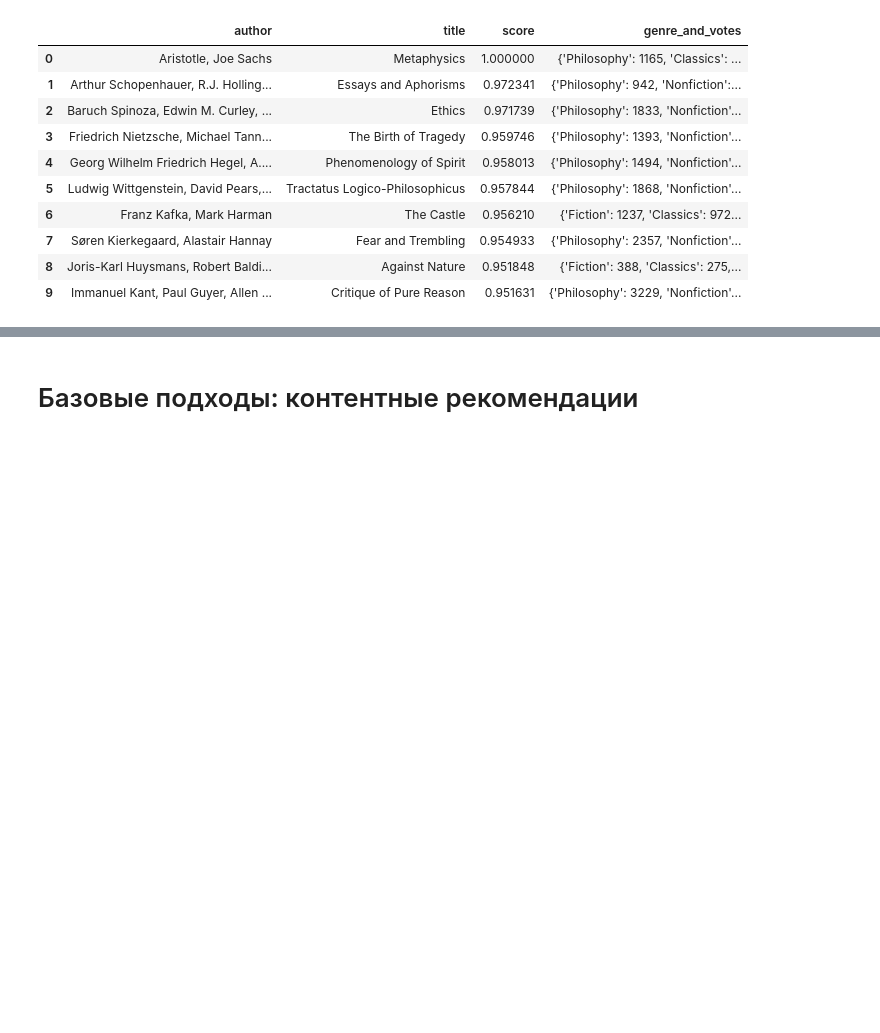
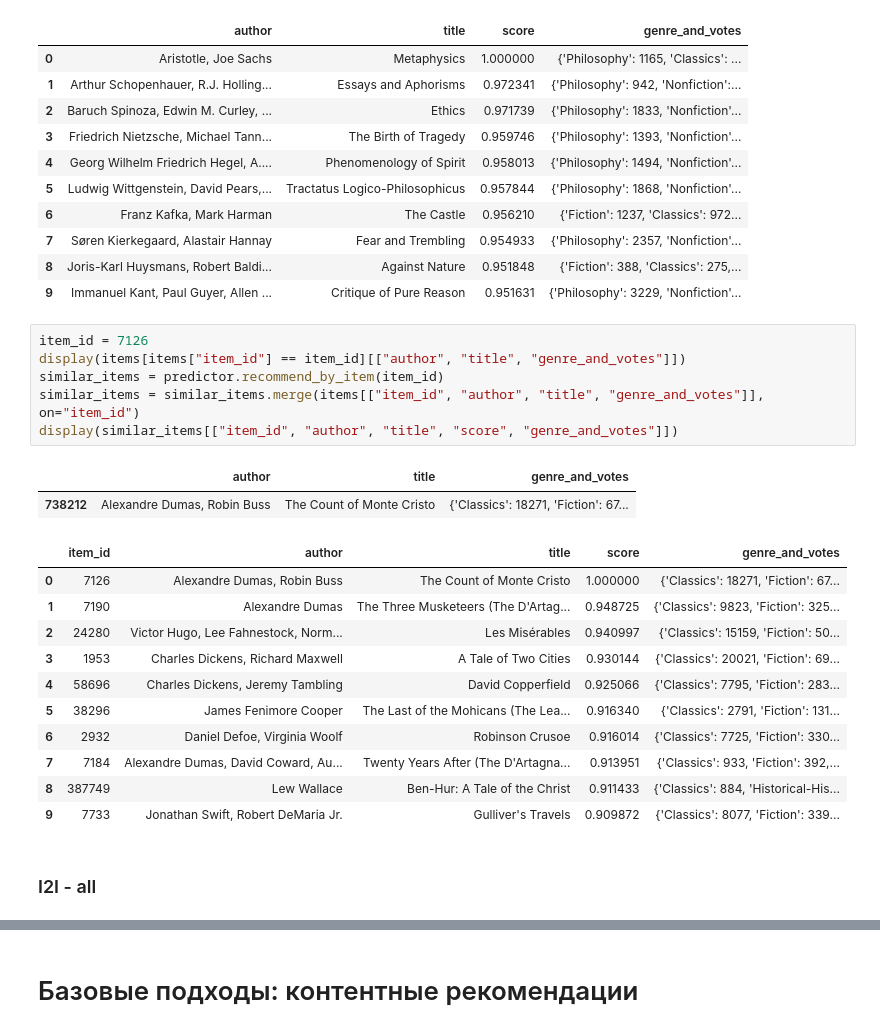
Before and after one commit to GDreyV/mle-recsys-start, a Jupyter notebook: main_offline.ipynb, the cells around one changed output, grey strips where cells are left out. Saved outputs shown, nothing was run; the diff lists cells and outputs as text; blank space fills up the shorter version.

Commit message:
Save similar items

```diff
--- a/main_offline.ipynb
+++ b/main_offline.ipynb
@@ -373,3 +372,25 @@ display(similar_items[["author", "title", "score", "genre_and_votes"]])
 | 7 | Søren Kierkegaard, Alastair Hannay | Fear and Trembling | 0.954933 | {'Philosophy': 2357, 'Nonfiction'... |
 | 8 | Joris-Karl Huysmans, Robert Baldi... | Against Nature | 0.951848 | {'Fiction': 388, 'Classics': 275,... |
 | 9 | Immanuel Kant, Paul Guyer, Allen ... | Critique of Pure Reason | 0.951631 | {'Philosophy': 3229, 'Nonfiction'... |
+# %%
+item_id = 7126
+display(items[items["item_id"] == item_id][["author", "title", "genre_and_votes"]])
+similar_items = predictor.recommend_by_item(item_id)
+similar_items = similar_items.merge(items[["item_id", "author", "title", "genre_and_votes"]], on="item_id")
+display(similar_items[["item_id", "author", "title", "score", "genre_and_votes"]])
+# %% [output]
+|  | author | title | genre_and_votes |
+| 738212 | Alexandre Dumas, Robin Buss | The Count of Monte Cristo | {'Classics': 18271, 'Fiction': 67... |
+|  | item_id | author | title | score | genre_and_votes |
+| 0 | 7126 | Alexandre Dumas, Robin Buss | The Count of Monte Cristo | 1.000000 | {'Classics': 18271, 'Fiction': 67... |
+| 1 | 7190 | Alexandre Dumas | The Three Musketeers (The D'Artag... | 0.948725 | {'Classics': 9823, 'Fiction': 325... |
+| 2 | 24280 | Victor Hugo, Lee Fahnestock, Norm... | Les Misérables | 0.940997 | {'Classics': 15159, 'Fiction': 50... |
+| 3 | 1953 | Charles Dickens, Richard Maxwell | A Tale of Two Cities | 0.930144 | {'Classics': 20021, 'Fiction': 69... |
+| 4 | 58696 | Charles Dickens, Jeremy Tambling | David Copperfield | 0.925066 | {'Classics': 7795, 'Fiction': 283... |
+| 5 | 38296 | James Fenimore Cooper | The Last of the Mohicans (The Lea... | 0.916340 | {'Classics': 2791, 'Fiction': 131... |
+| 6 | 2932 | Daniel Defoe, Virginia Woolf | Robinson Crusoe | 0.916014 | {'Classics': 7725, 'Fiction': 330... |
+| 7 | 7184 | Alexandre Dumas, David Coward, Au... | Twenty Years After (The D'Artagna... | 0.913951 | {'Classics': 933, 'Fiction': 392,... |
+| 8 | 387749 | Lew Wallace | Ben-Hur: A Tale of the Christ | 0.911433 | {'Classics': 884, 'Historical-His... |
+| 9 | 7733 | Jonathan Swift, Robert DeMaria Jr. | Gulliver's Travels | 0.909872 | {'Classics': 8077, 'Fiction': 339... |
+# %% [markdown]
+### I2I - all
```
Also changed, not shown: parts of 5 cells of this notebook, 1 other file.
